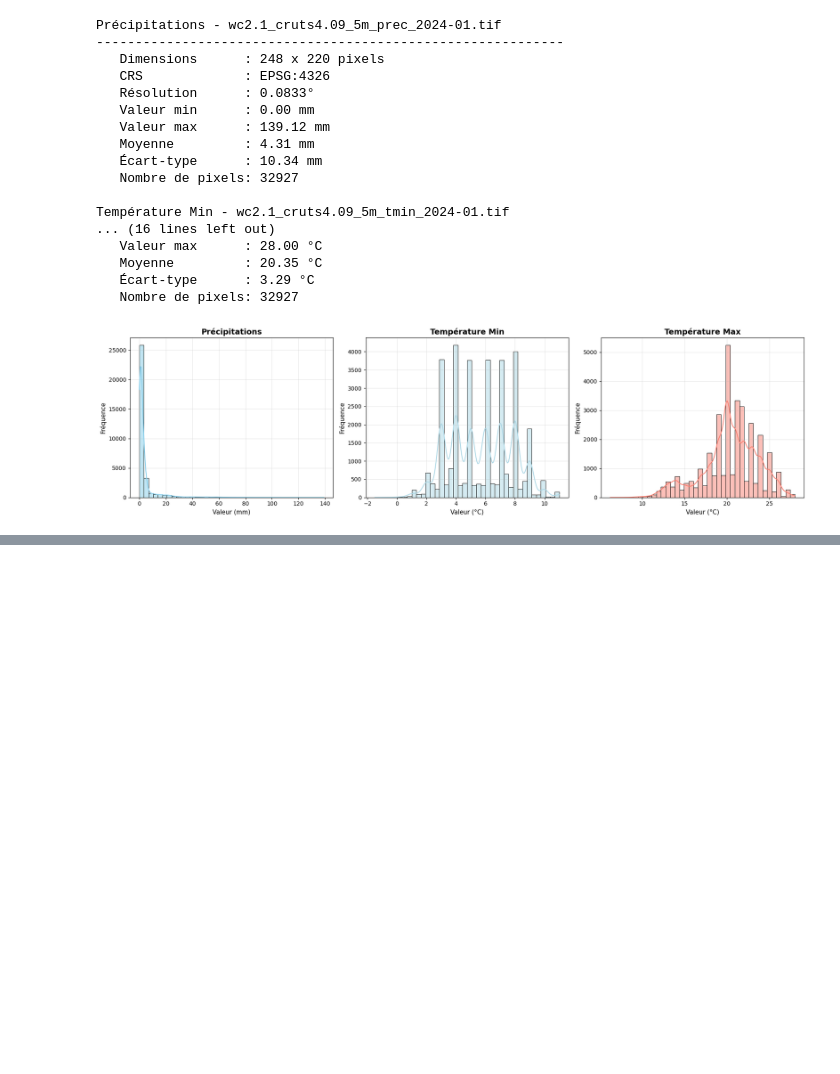
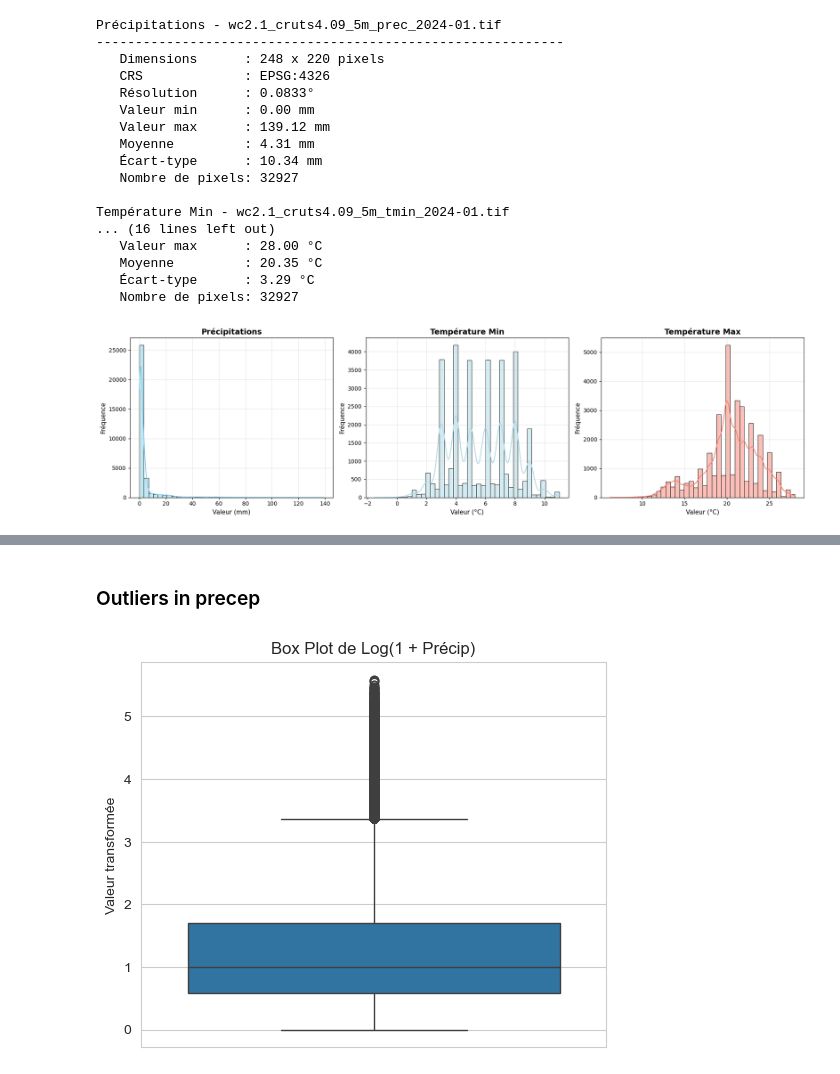
Before and after one commit to MohamedRamzi9/Data-Mining-Project, a Jupyter notebook: data_processing/Climat.ipynb, the cells around one changed output, grey strips where cells are left out. Cells and saved outputs as stored; diff of their text form; code cells hidden in the pictures; blank space fills up the shorter version.

```diff
--- a/data_processing/Climat.ipynb
+++ b/data_processing/Climat.ipynb
@@ -307,0 +216,30 @@ NameError: name 'stats' is not defined
+# %%
+# S'assurer que tous les DataArrays sont dans le dictionnaire
+if len(data_arrays) < 3:
+    print("Impossible de continuer : il manque des DataArrays.")
+else:
+    # Créer un Dataset
+    ds_climat = xr.Dataset(data_arrays)
+
+    # Convertir en DataFrame pour le calcul de corrélation
+    # Empiler (stack) les dimensions spatiales (y et x) en une seule dimension 'pixel'
+    # et transposer (T) pour avoir les variables en colonnes et le temps/pixel en lignes
+    df_climat = ds_climat.to_dataframe()
+    df_climat = df_climat.unstack(level=['y', 'x']) # Remettre les pixels en colonnes
+
+    # Transposer pour avoir les variables (precip, tmin, tmax) en colonnes
+    # Les indices (time, y, x) deviennent des indices du DataFrame (multi-index)
+    df_climat_flat = ds_climat.to_dataframe().dropna()
+
+    # Le DataFrame pour la corrélation doit avoir les variables en colonnes
+    # df_climat_flat contient 'precip', 'tmin', 'tmax' comme colonnes (multi-index des variables)
+
+    # L'index est (time, y, x). On veut la corrélation entre les colonnes 'precip', 'tmin', 'tmax'
+
+    # Nettoyer le DataFrame: Supprimer les colonnes 'band'
+    if 'band' in df_climat_flat.columns:
+        df_climat_flat = df_climat_flat.drop(columns='band')
+    if 'spatial_ref' in df_climat_flat.columns:
+        df_climat_flat = df_climat_flat.drop(columns='spatial_ref')
+
+    correlation_matrix = df_climat_flat.corr()
@@ -307,0 +316,14 @@ NameError: name 'stats' is not defined
+# %% [markdown]
+### Outliers in precep
+# %%
+# Code pour la transformation et la visualisation
+df_climat_flat['log_precip'] = np.log1p(df_climat_flat['precip'])
+
+# Nouveau Box Plot avec les données transformées
+plt.figure(figsize=(6, 5))
+sns.boxplot(data=df_climat_flat.reset_index(), y='log_precip')
+plt.title('Box Plot de Log(1 + Précip)')
+plt.ylabel('Valeur transformée')
+plt.show()
+# %% [output]
+[figure, added]
```
Also changed, not shown: parts of 6 cells of this notebook, 3 other files.
